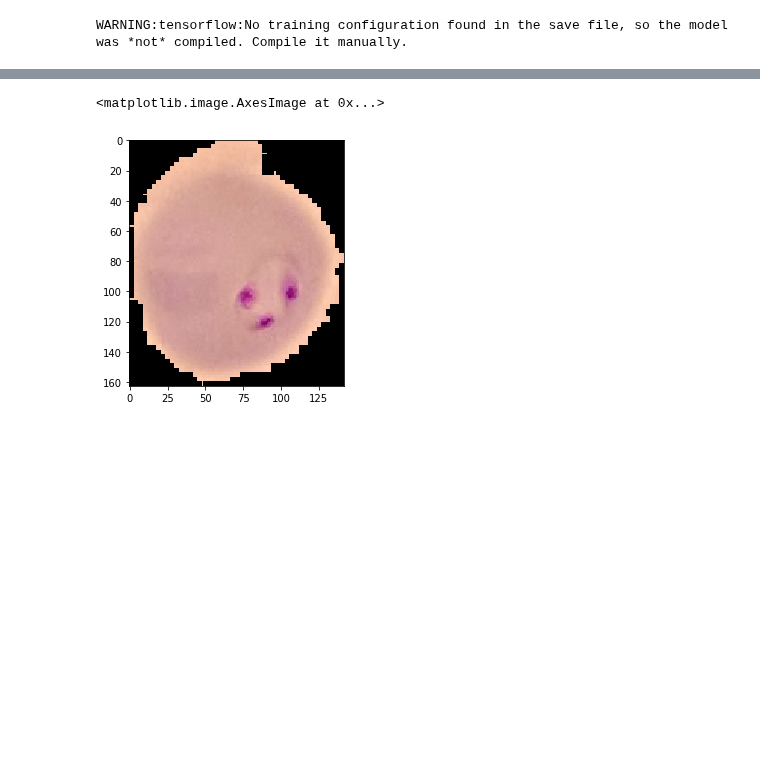
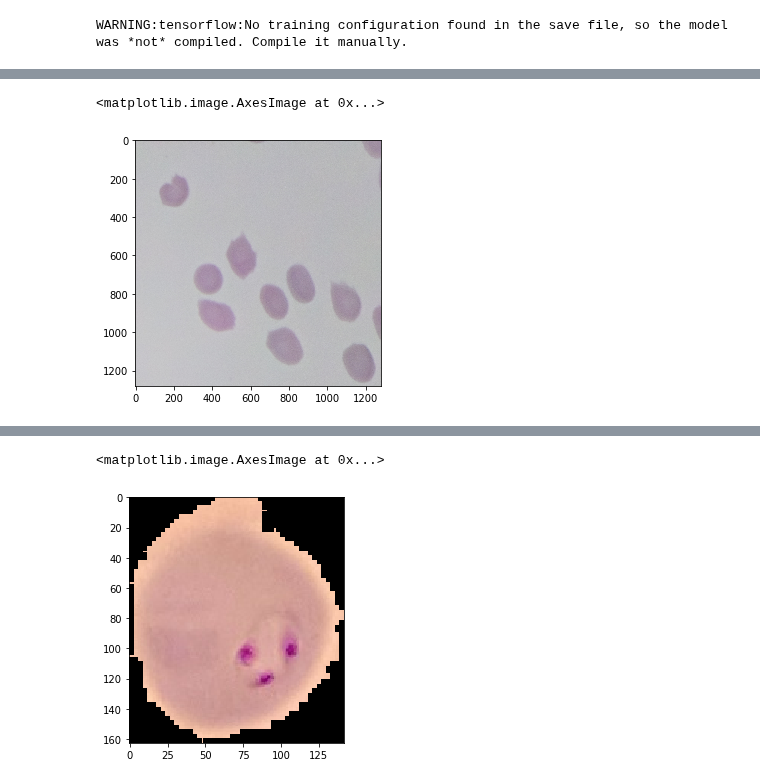
Before and after one commit to danielbarco/malatec, a Jupyter notebook: Notebooks/testing_pipeline.ipynb, the cells around one changed output, grey strips where cells are left out. Saved outputs shown, nothing was run; the diff lists cells and outputs as text; code cells hidden in the pictures; blank space fills up the shorter version.

```diff
--- a/Notebooks/testing_pipeline.ipynb
+++ b/Notebooks/testing_pipeline.ipynb
@@ -246,3 +279,8 @@ for box in boxes.numpy():
+# %%
+imshow(imgs[0])
+# %% [output]
+<matplotlib.image.AxesImage at 0x...>
+[figure, added]
 # %%
 
 #pretty complicated just so we can plot next to each other
```
Also changed, not shown: parts of 17 cells of this notebook, 1 other file.
